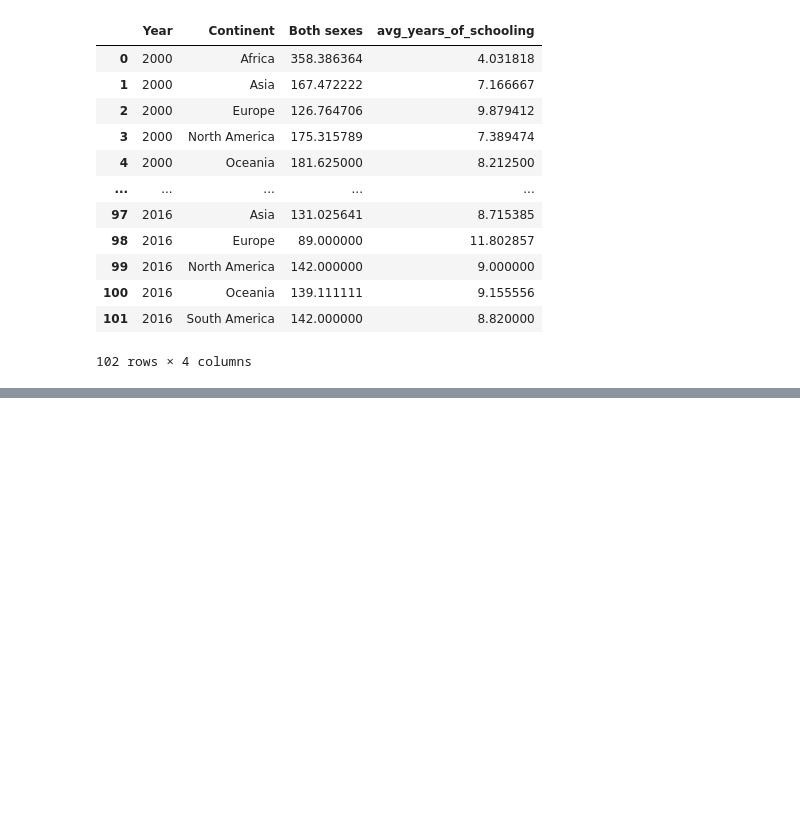
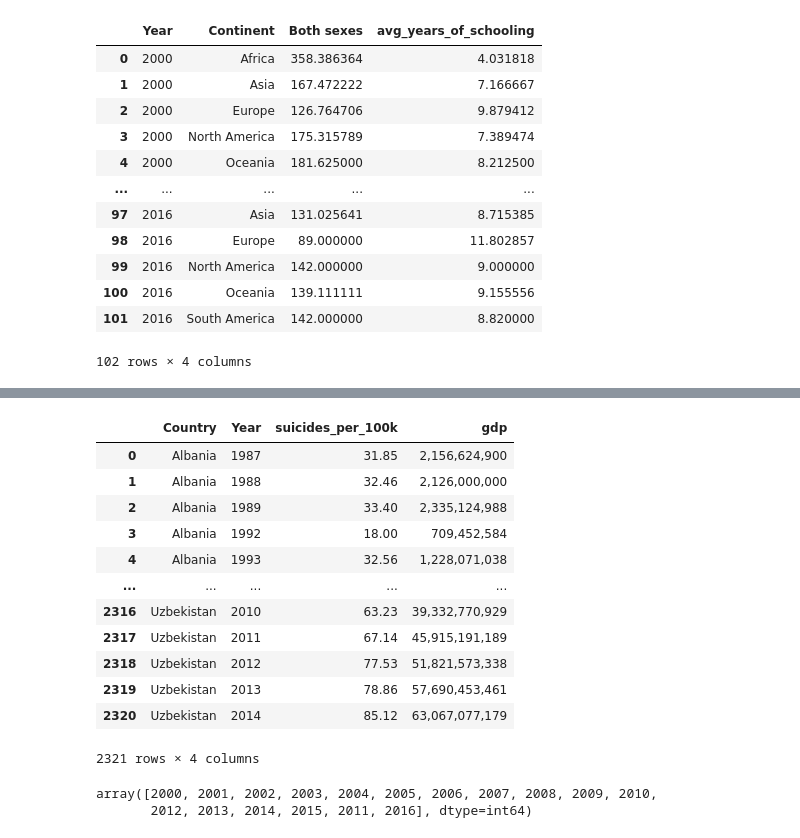
Before and after one commit to oludovisi/DSF_Final, a Jupyter notebook: DSF_Final_Project.ipynb, the cells around one changed output, grey strips where cells are left out. Cells and saved outputs as stored; diff of their text form; code cells hidden in the pictures; blank space fills up the shorter version.

```diff
--- a/DSF_Final_Project.ipynb
+++ b/DSF_Final_Project.ipynb
@@ -387,0 +249,17 @@ cur_h_exp
+# %%
+sui_rate_f.rename(columns={'country':'Country','year':'Year','suicides/100k pop':'suicides_per_100k'}, inplace=True)
+sui_rate_f
+# %% [output]
+|  | Country | Year | suicides_per_100k | gdp |
+| 0 | Albania | 1987 | 31.85 | 2,156,624,900 |
+| 1 | Albania | 1988 | 32.46 | 2,126,000,000 |
+| 2 | Albania | 1989 | 33.40 | 2,335,124,988 |
+| 3 | Albania | 1992 | 18.00 | 709,452,584 |
+| 4 | Albania | 1993 | 32.56 | 1,228,071,038 |
+| ... | ... | ... | ... | ... |
+| 2316 | Uzbekistan | 2010 | 63.23 | 39,332,770,929 |
+| 2317 | Uzbekistan | 2011 | 67.14 | 45,915,191,189 |
+| 2318 | Uzbekistan | 2012 | 77.53 | 51,821,573,338 |
+| 2319 | Uzbekistan | 2013 | 78.86 | 57,690,453,461 |
+| 2320 | Uzbekistan | 2014 | 85.12 | 63,067,077,179 |
+2321 rows × 4 columns
@@ -387,0 +271,5 @@ cur_h_exp
+# %%
+final_df_2.Year.unique()
+# %% [output]
+array([2000, 2001, 2002, 2003, 2004, 2005, 2006, 2007, 2008, 2009, 2010,
+       2012, 2013, 2014, 2015, 2011, 2016], dtype=int64)
```
Also changed, not shown: parts of 21 cells of this notebook, 7 other files.
